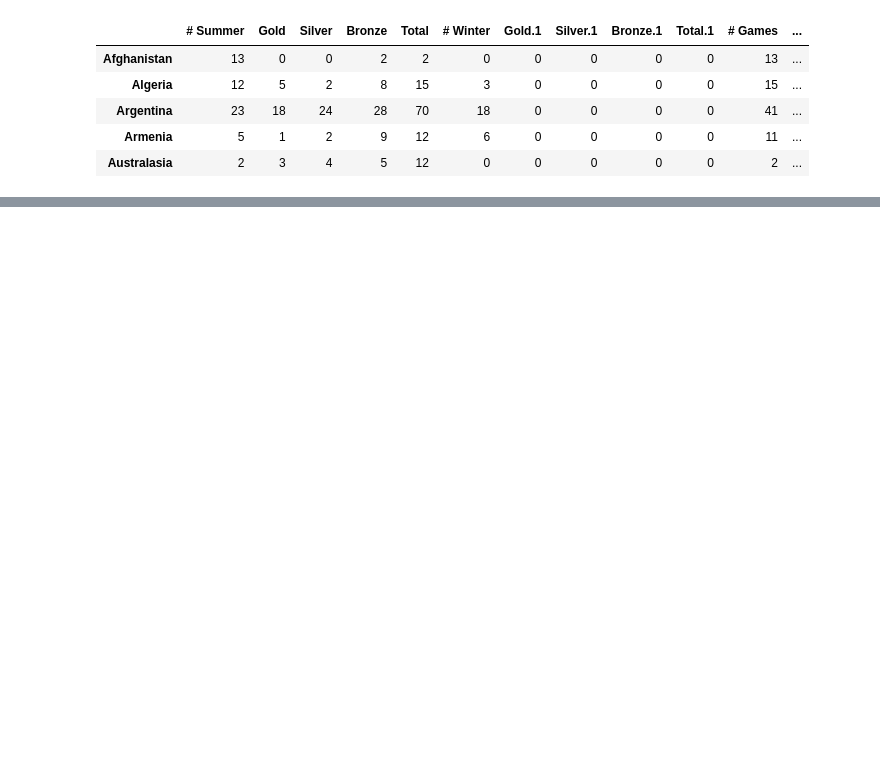
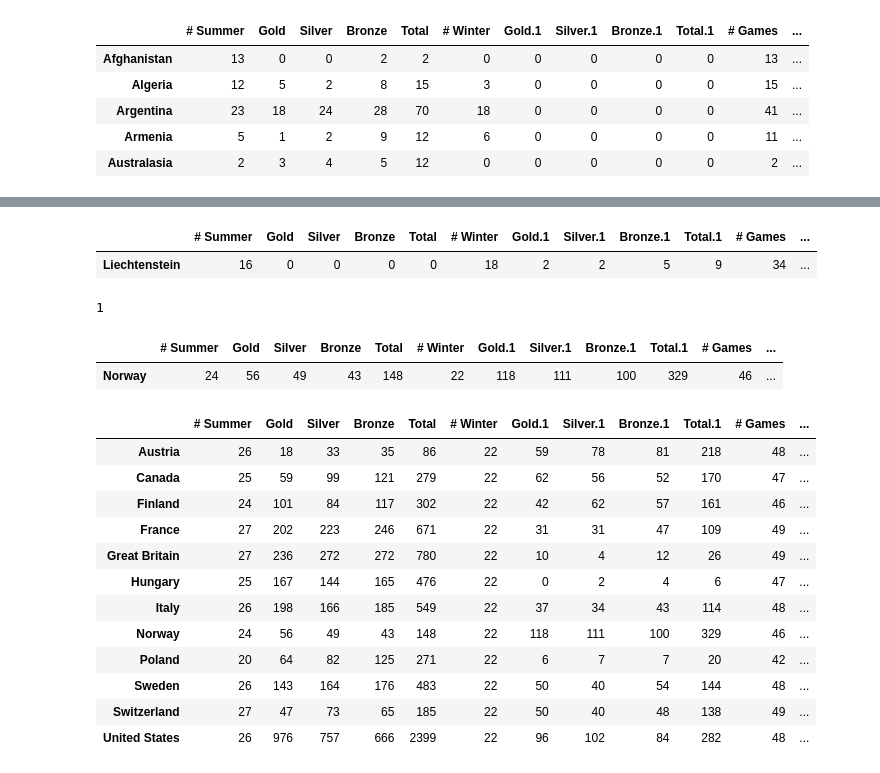
Before and after one commit to Dea10/Coursera-UM-DS, a Jupyter notebook: W2/Untitled1.ipynb, the cells around one changed output, grey strips where cells are left out. Drawn from its saved outputs; the diff is of its cells as text; code cells hidden in the pictures; blank space fills up the shorter version.

```diff
--- a/W2/Untitled1.ipynb
+++ b/W2/Untitled1.ipynb
@@ -57,0 +127,33 @@ Python 3.7.1
+# %%
+## Países que han ganado medalla de oro en Winter y no en Summer
+df[(df['Gold']==0)&(df['Gold.1']>0)]
+# %% [output]
+|  | # Summer | Gold | Silver | Bronze | Total | # Winter | Gold.1 | Silver.1 | Bronze.1 | Total.1 | # Games | ... |
+| Liechtenstein | 16 | 0 | 0 | 0 | 0 | 18 | 2 | 2 | 5 | 9 | 34 | ... |
+# %%
+len(df[(df['Gold']==0)&(df['Gold.1']>0)])
+# %% [output]
+1
+# %%
+##Máximo ganador de oro Winter
+df[df['Gold.1'] == max(df['Gold.1'])]
+# %% [output]
+|  | # Summer | Gold | Silver | Bronze | Total | # Winter | Gold.1 | Silver.1 | Bronze.1 | Total.1 | # Games | ... |
+| Norway | 24 | 56 | 49 | 43 | 148 | 22 | 118 | 111 | 100 | 329 | 46 | ... |
+# %%
+##¿Quién ha ido más veces a Winter?
+df[df['# Winter'] == max(df['# Winter'])]
+# %% [output]
+|  | # Summer | Gold | Silver | Bronze | Total | # Winter | Gold.1 | Silver.1 | Bronze.1 | Total.1 | # Games | ... |
+| Austria | 26 | 18 | 33 | 35 | 86 | 22 | 59 | 78 | 81 | 218 | 48 | ... |
+| Canada | 25 | 59 | 99 | 121 | 279 | 22 | 62 | 56 | 52 | 170 | 47 | ... |
+| Finland | 24 | 101 | 84 | 117 | 302 | 22 | 42 | 62 | 57 | 161 | 46 | ... |
+| France | 27 | 202 | 223 | 246 | 671 | 22 | 31 | 31 | 47 | 109 | 49 | ... |
+| Great Britain | 27 | 236 | 272 | 272 | 780 | 22 | 10 | 4 | 12 | 26 | 49 | ... |
+| Hungary | 25 | 167 | 144 | 165 | 476 | 22 | 0 | 2 | 4 | 6 | 47 | ... |
+| Italy | 26 | 198 | 166 | 185 | 549 | 22 | 37 | 34 | 43 | 114 | 48 | ... |
+| Norway | 24 | 56 | 49 | 43 | 148 | 22 | 118 | 111 | 100 | 329 | 46 | ... |
+| Poland | 20 | 64 | 82 | 125 | 271 | 22 | 6 | 7 | 7 | 20 | 42 | ... |
+| Sweden | 26 | 143 | 164 | 176 | 483 | 22 | 50 | 40 | 54 | 144 | 48 | ... |
+| Switzerland | 27 | 47 | 73 | 65 | 185 | 22 | 50 | 40 | 48 | 138 | 49 | ... |
+| United States | 26 | 976 | 757 | 666 | 2399 | 22 | 96 | 102 | 84 | 282 | 48 | ... |
```
Also changed, not shown: parts of 17 cells of this notebook.
